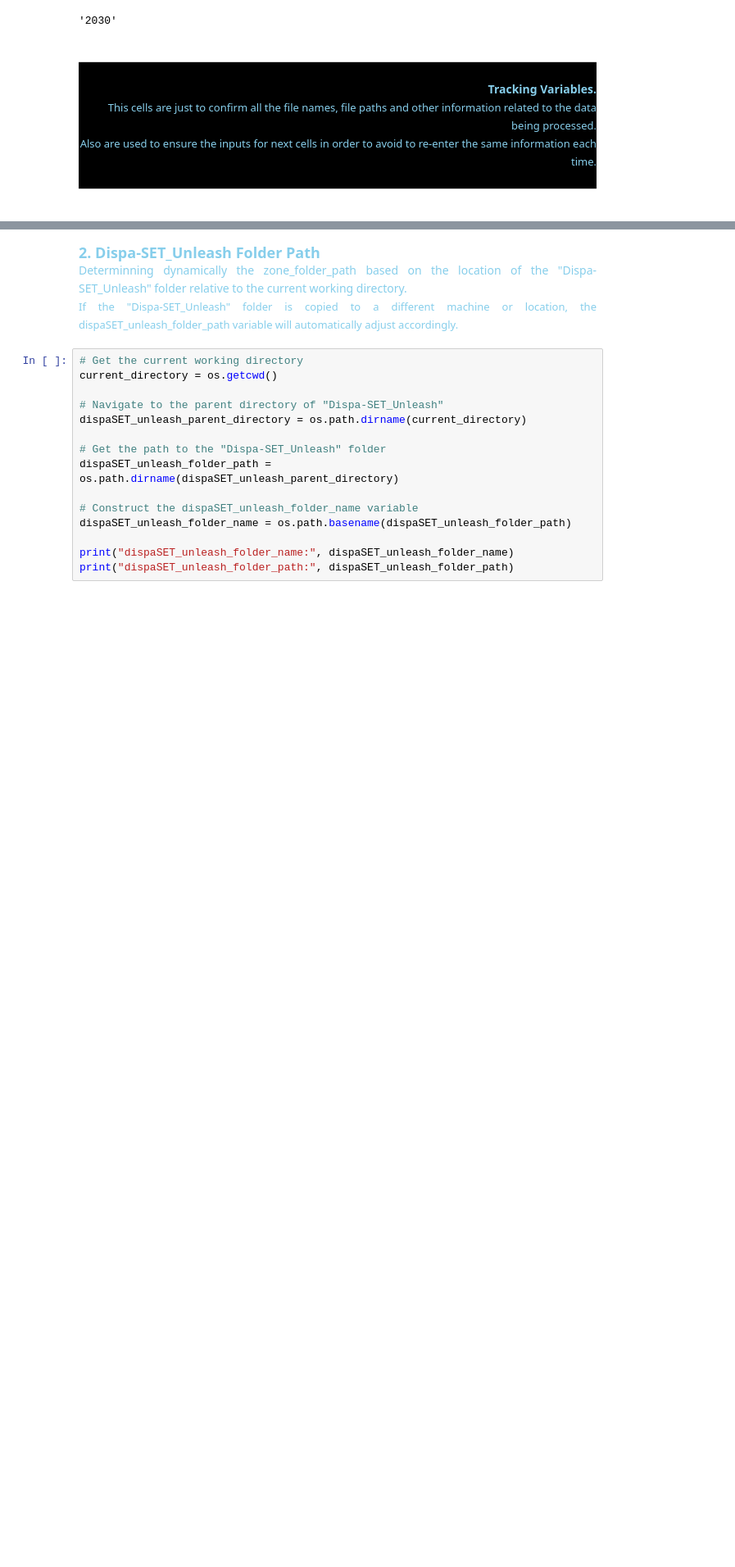
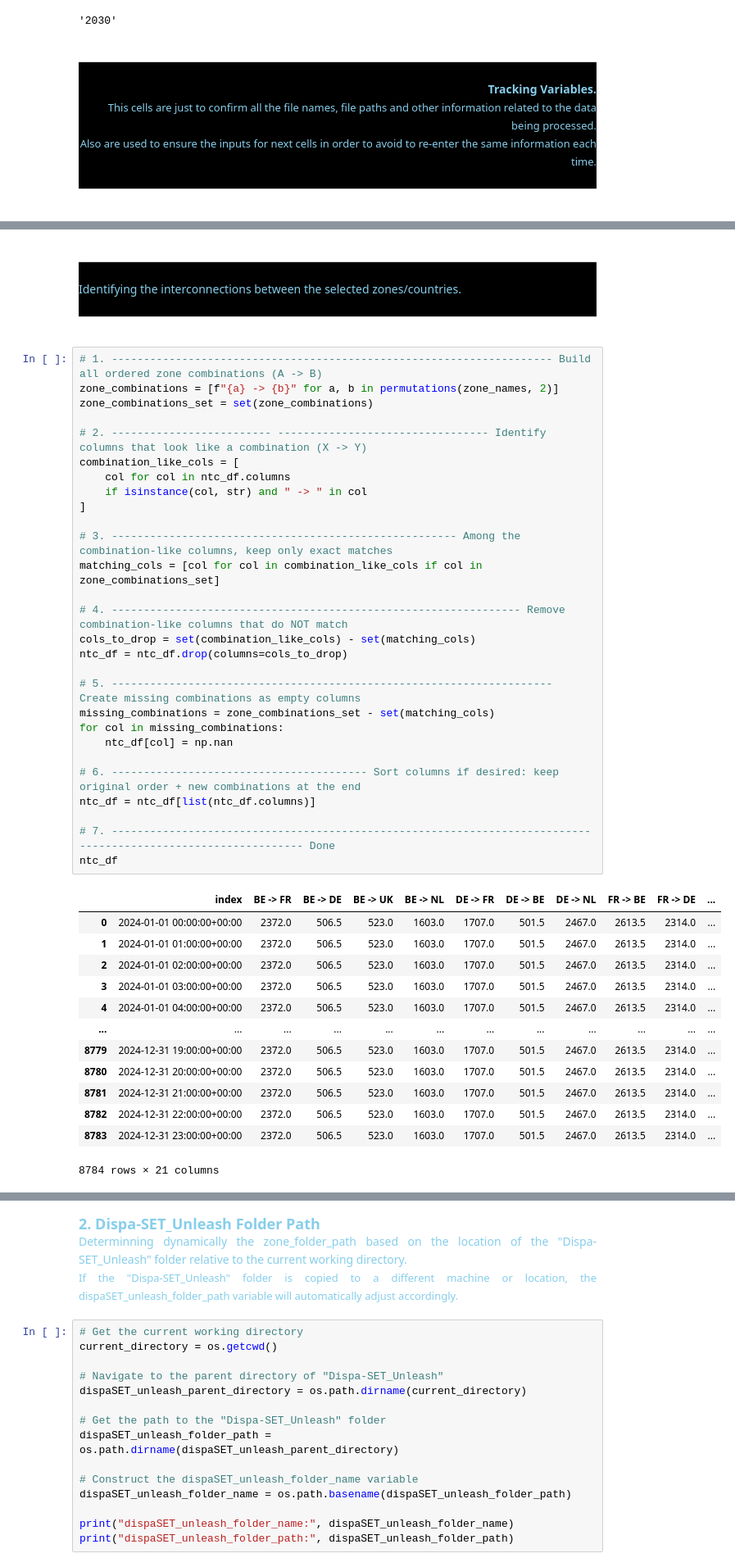
Before and after one commit to RayRojasCandia/Dispa-SET_UNLEASH, a Jupyter notebook: scripts/Unleash_PyPSA_DispaSET_Raw_Data_Processing/PyPSA_NTC_Formatting.ipynb, the cells around one changed output, grey strips where cells are left out. Shown at 82% size. Saved outputs shown, nothing was run; the diff lists cells and outputs as text; blank space fills up the shorter version.

```diff
--- a/scripts/Unleash_PyPSA_DispaSET_Raw_Data_Processing/PyPSA_NTC_Formatting.ipynb
+++ b/scripts/Unleash_PyPSA_DispaSET_Raw_Data_Processing/PyPSA_NTC_Formatting.ipynb
@@ -530,0 +578,50 @@ print (f"Name of the Scaled Inflows DataFrames (dictionary):       {list(scaled_
+# %% [markdown]
+<div style="background-color: black;">
+<hr style="border: 0.5px solid skyblue;">
+    <div style="text-align: justify; margin-left: 0.0em; font-weight: unbold; font-size: 14px; font-family: TimesNewRoman; color:skyblue">
+Identifying the interconnections between the selected zones/countries.
+    </div>
+<hr style="border: 0.5px solid skyblue;">
+</div>
+# %%
+# 1. --------------------------------------------------------------------- Build all ordered zone combinations (A -> B)
+zone_combinations = [f"{a} -> {b}" for a, b in permutations(zone_names, 2)]
+zone_combinations_set = set(zone_combinations)
+
+# 2. ------------------------- --------------------------------- Identify columns that look like a combination (X -> Y)
+combination_like_cols = [
+    col for col in ntc_df.columns
+    if isinstance(col, str) and " -> " in col
+]
+
+# 3. ------------------------------------------------------ Among the combination-like columns, keep only exact matches
+matching_cols = [col for col in combination_like_cols if col in zone_combinations_set]
+
+# 4. ---------------------------------------------------------------- Remove combination-like columns that do NOT match
+cols_to_drop = set(combination_like_cols) - set(matching_cols)
+ntc_df = ntc_df.drop(columns=cols_to_drop)
+
+# 5. --------------------------------------------------------------------- Create missing combinations as empty columns
+missing_combinations = zone_combinations_set - set(matching_cols)
+for col in missing_combinations:
+    ntc_df[col] = np.nan
+
+# 6. ---------------------------------------- Sort columns if desired: keep original order + new combinations at the end
+ntc_df = ntc_df[list(ntc_df.columns)]
+
+# 7. -------------------------------------------------------------------------------------------------------------- Done
+ntc_df
+# %% [output]
+|  | index | BE -> FR | BE -> DE | BE -> UK | BE -> NL | DE -> FR | DE -> BE | DE -> NL | FR -> BE | FR -> DE | ... |
+| 0 | 2024-01-01 00:00:00+00:00 | 2372.0 | 506.5 | 523.0 | 1603.0 | 1707.0 | 501.5 | 2467.0 | 2613.5 | 2314.0 | ... |
+| 1 | 2024-01-01 01:00:00+00:00 | 2372.0 | 506.5 | 523.0 | 1603.0 | 1707.0 | 501.5 | 2467.0 | 2613.5 | 2314.0 | ... |
+| 2 | 2024-01-01 02:00:00+00:00 | 2372.0 | 506.5 | 523.0 | 1603.0 | 1707.0 | 501.5 | 2467.0 | 2613.5 | 2314.0 | ... |
+| 3 | 2024-01-01 03:00:00+00:00 | 2372.0 | 506.5 | 523.0 | 1603.0 | 1707.0 | 501.5 | 2467.0 | 2613.5 | 2314.0 | ... |
+| 4 | 2024-01-01 04:00:00+00:00 | 2372.0 | 506.5 | 523.0 | 1603.0 | 1707.0 | 501.5 | 2467.0 | 2613.5 | 2314.0 | ... |
+| ... | ... | ... | ... | ... | ... | ... | ... | ... | ... | ... | ... |
+| 8779 | 2024-12-31 19:00:00+00:00 | 2372.0 | 506.5 | 523.0 | 1603.0 | 1707.0 | 501.5 | 2467.0 | 2613.5 | 2314.0 | ... |
+| 8780 | 2024-12-31 20:00:00+00:00 | 2372.0 | 506.5 | 523.0 | 1603.0 | 1707.0 | 501.5 | 2467.0 | 2613.5 | 2314.0 | ... |
+| 8781 | 2024-12-31 21:00:00+00:00 | 2372.0 | 506.5 | 523.0 | 1603.0 | 1707.0 | 501.5 | 2467.0 | 2613.5 | 2314.0 | ... |
+| 8782 | 2024-12-31 22:00:00+00:00 | 2372.0 | 506.5 | 523.0 | 1603.0 | 1707.0 | 501.5 | 2467.0 | 2613.5 | 2314.0 | ... |
+| 8783 | 2024-12-31 23:00:00+00:00 | 2372.0 | 506.5 | 523.0 | 1603.0 | 1707.0 | 501.5 | 2467.0 | 2613.5 | 2314.0 | ... |
+8784 rows × 21 columns
```
Also changed, not shown: parts of 39 cells of this notebook, 30 other files.
